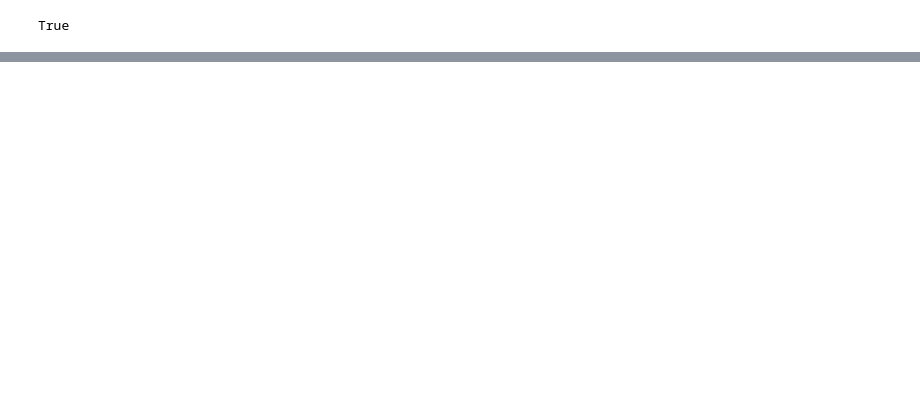
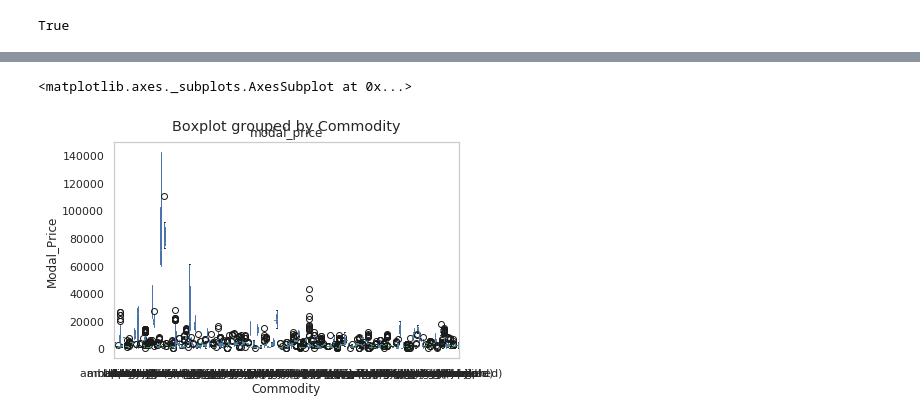
Before and after one commit to beingtmk/SC_Challenge, a Jupyter notebook: Application.ipynb, the cells around one changed output, grey strips where cells are left out. Saved outputs shown, nothing was run; the diff lists cells and outputs as text; code cells hidden in the pictures; blank space fills up the shorter version.

```diff
--- a/Application.ipynb
+++ b/Application.ipynb
@@ -38,0 +64,8 @@ True
+# %%
+ax16 = year16.boxplot(by='Commodity', column=['modal_price'], grid=False)
+ax16.set_xlabel("Commodity")
+ax16.set_ylabel("Modal_Price")
+ax16
+# %% [output]
+<matplotlib.axes._subplots.AxesSubplot at 0x...>
+[figure, added]
```
Also changed, not shown: parts of 7 cells of this notebook.
